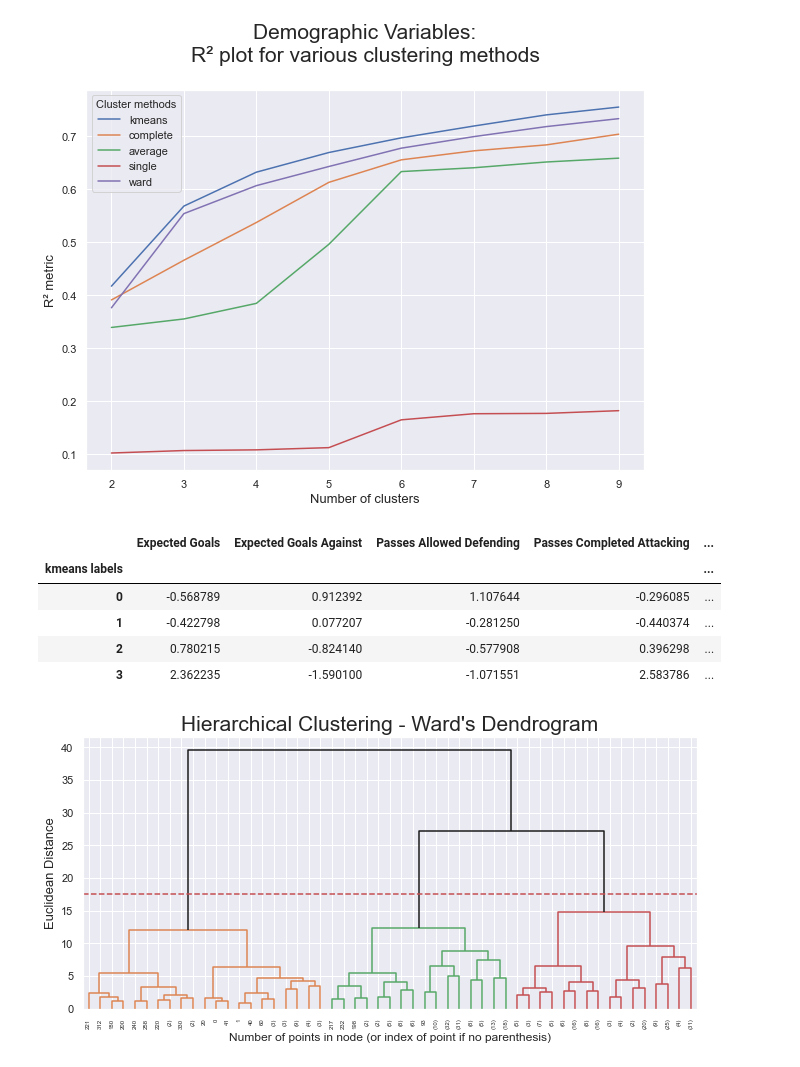
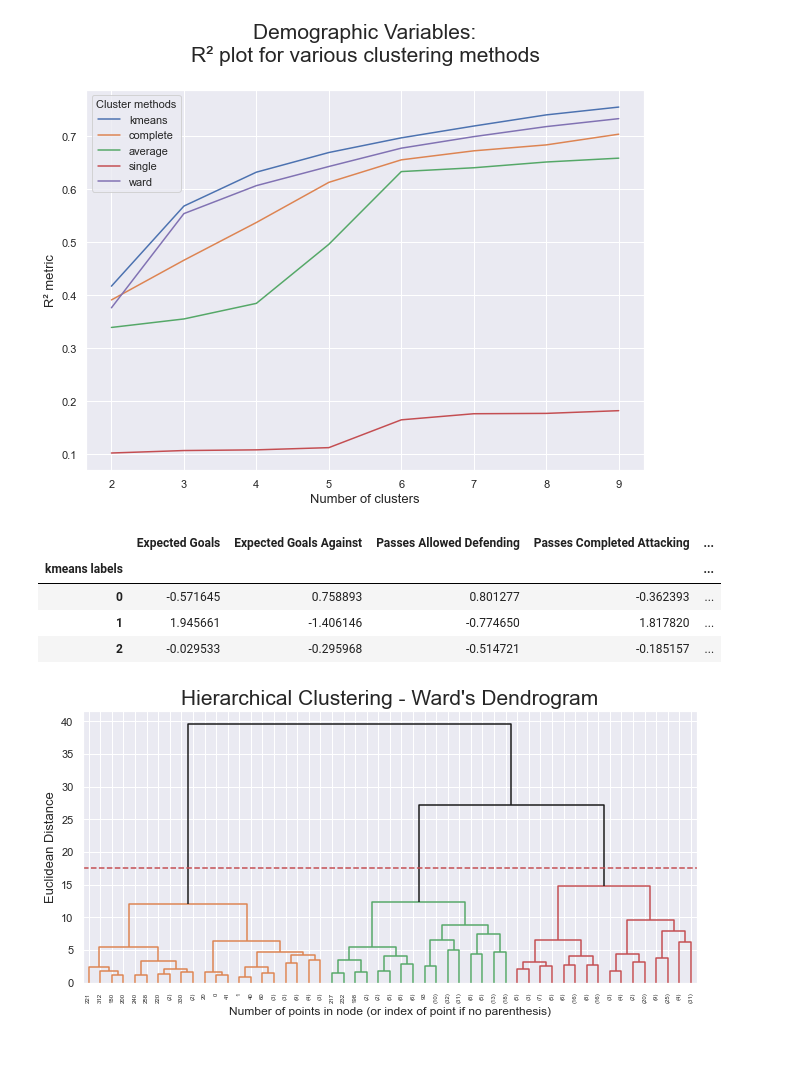
Before and after one commit to fredericojpr/Statistics-for-Data-Science-Project, a Jupyter notebook: Stats.ipynb, the cells around one changed output. Cells and saved outputs as stored; diff of their text form; code cells hidden in the pictures.

```diff
--- a/Stats.ipynb
+++ b/Stats.ipynb
@@ -445,22 +445,21 @@ plt.show()
 [figure]
 # %%
 # Final Kmeans clustering solution
-number_clusters = 4
+number_clusters = 3
 kmeans = KMeans(n_clusters=number_clusters, init='k-means++', n_init=15, random_state=1)
 km_labels = kmeans.fit_predict(df_norm[num_var])
 km_labels
 
 # Characterizing the final clusters
 df_concat = pd.concat((df_norm, pd.Series(km_labels.astype(int), name='kmeans labels')), axis=1)
 df_centroids = df_concat.groupby('kmeans labels').mean()
 df_centroids
 # %% [output]
 |  | Expected Goals | Expected Goals Against | Passes Allowed Defending | Passes Completed Attacking | ... |
 | kmeans labels |  |  |  |  | ... |
-| 0 | -0.568789 | 0.912392 | 1.107644 | -0.296085 | ... |
-| 1 | -0.422798 | 0.077207 | -0.281250 | -0.440374 | ... |
-| 2 | 0.780215 | -0.824140 | -0.577908 | 0.396298 | ... |
-| 3 | 2.362235 | -1.590100 | -1.071551 | 2.583786 | ... |
+| 0 | -0.571645 | 0.758893 | 0.801277 | -0.362393 | ... |
+| 1 | 1.945661 | -1.406146 | -0.774650 | 1.817820 | ... |
+| 2 | -0.029533 | -0.295968 | -0.514721 | -0.185157 | ... |
 # %%
 # Setting distance_threshold=0 and n_clusters=None ensures we compute the full tree
 linkage = 'ward'
```
Also changed, not shown: parts of 7 cells of this notebook.
